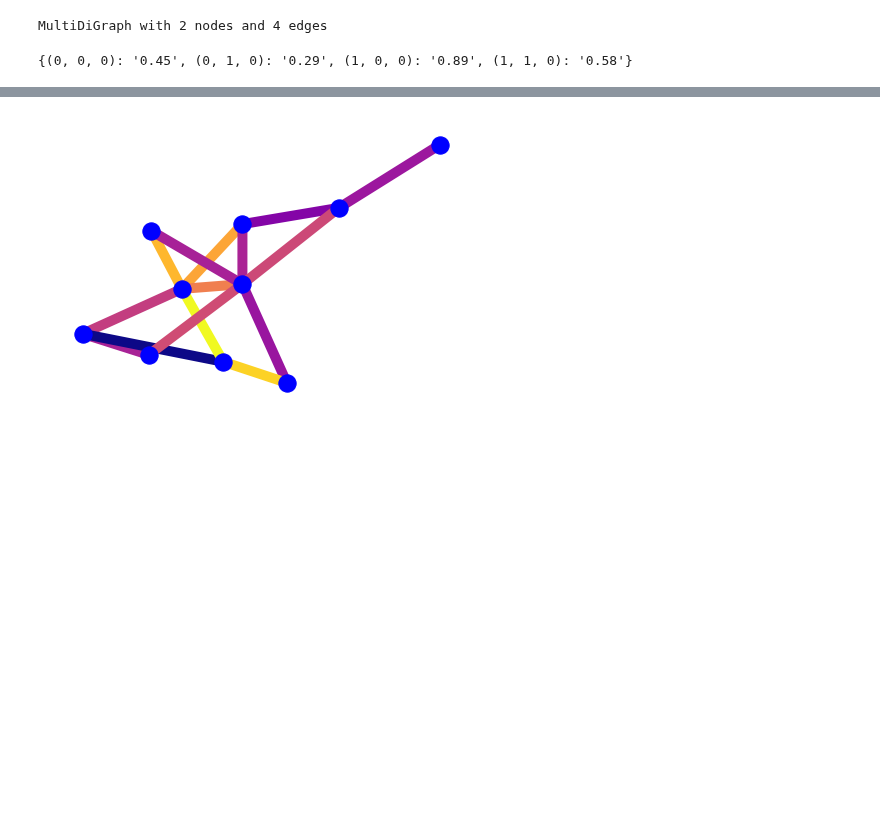
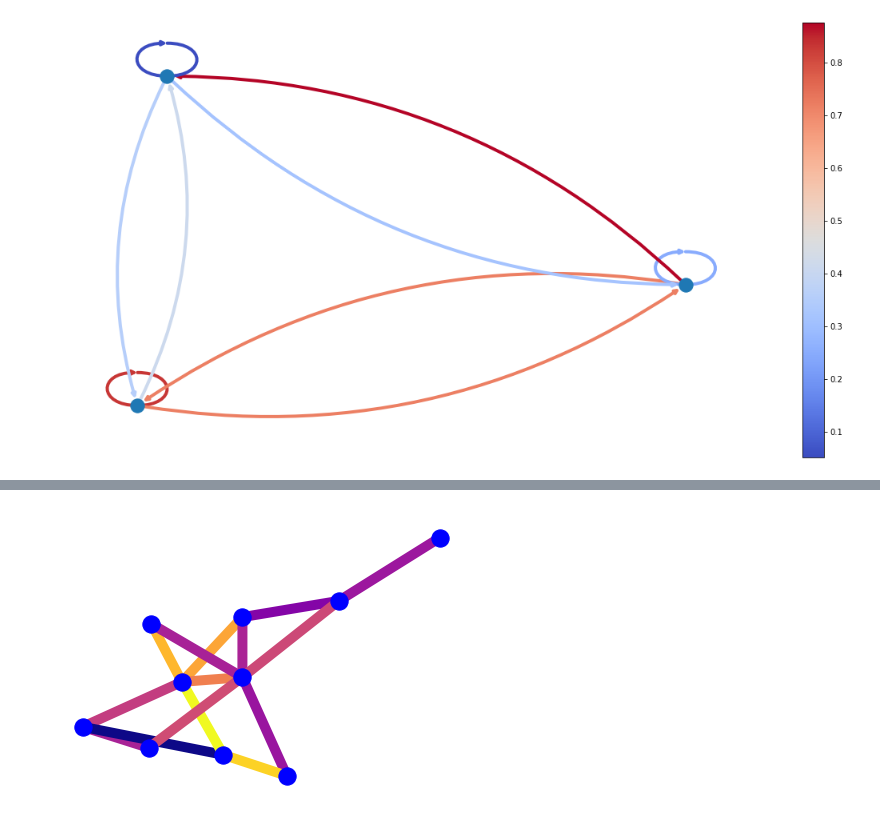
Before and after one commit to hsteinshiromoto/blog, a Jupyter notebook: notebooks/plot_digraph/plot_digraph.ipynb, the cells around one changed output, grey strips where cells are left out. Drawn from its saved outputs; the diff is of its cells as text; code cells hidden in the pictures; blank space fills up the shorter version.

```diff
--- a/notebooks/plot_digraph/plot_digraph.ipynb
+++ b/notebooks/plot_digraph/plot_digraph.ipynb
@@ -18,10 +17,48 @@ def make_graph(nodes: list, M: np.ndarray, G: nx.MultiDiGraph()=nx.MultiDiGraph(
-# %%
-G, edge_labels = make_graph(nodes, M)
-print(G)
-print()
-# %% [output]
-MultiDiGraph with 2 nodes and 4 edges
-# %%
-nx.get_edge_attributes(G, 'label')
-# %% [output]
-{(0, 0, 0): '0.45', (0, 1, 0): '0.29', (1, 0, 0): '0.89', (1, 1, 0): '0.58'}
+# %%
+# src: https://networkx.org/documentation/stable/auto_examples/drawing/plot_directed.html
+
+import matplotlib as mpl
+import matplotlib.pyplot as plt
+import networkx as nx
+import numpy.ma as ma
+
+n_nodes = 3
+nodes = list(range(n_nodes))
+# M = np.array([[1, 0], [0.5, 0.5]])
+M = np.random.rand(n_nodes, n_nodes)
+G = make_graph(nodes, M)
+n_edges = G.number_of_edges()
+edge_alphas = [(5 + i) / (n_edges + 4) for i in range(n_edges)]
+
+cmap = plt.cm.coolwarm
+
+seed = 13648  # Seed random number generators for reproducibility
+pos = nx.spring_layout(G, seed=seed)
+
+fig, ax = plt.subplots(figsize=(20, 10))
+nodes = nx.draw_networkx_nodes(G, pos, ax=ax)
+edges = nx.draw_networkx_edges(
+    G,
+    pos,
+    edge_color=nx.get_edge_attributes(G,'weight').values(),
+    edge_cmap=cmap,
+    width=4,
+    connectionstyle='arc3, rad=0.2',
+    ax=ax
+)
+# set alpha value for each edge
+# for i in range(n_edges):
+#     edges[i].set_alpha(edge_alphas[i])
+
+# Configure colorbar
+pc = mpl.collections.PatchCollection(edges, cmap=cmap)
+hist, bin_edges = np.histogram(ma.masked_array(M, mask=M==0).compressed(), bins=4)
+cmap_array = list(bin_edges)
+pc.set_array(cmap_array)
+plt.colorbar(pc)
+
+# ax = plt.gca()
+ax.set_axis_off()
+plt.show()
+# %% [output]
+[figure, added]
```
Also changed, not shown: parts of 7 cells of this notebook.
